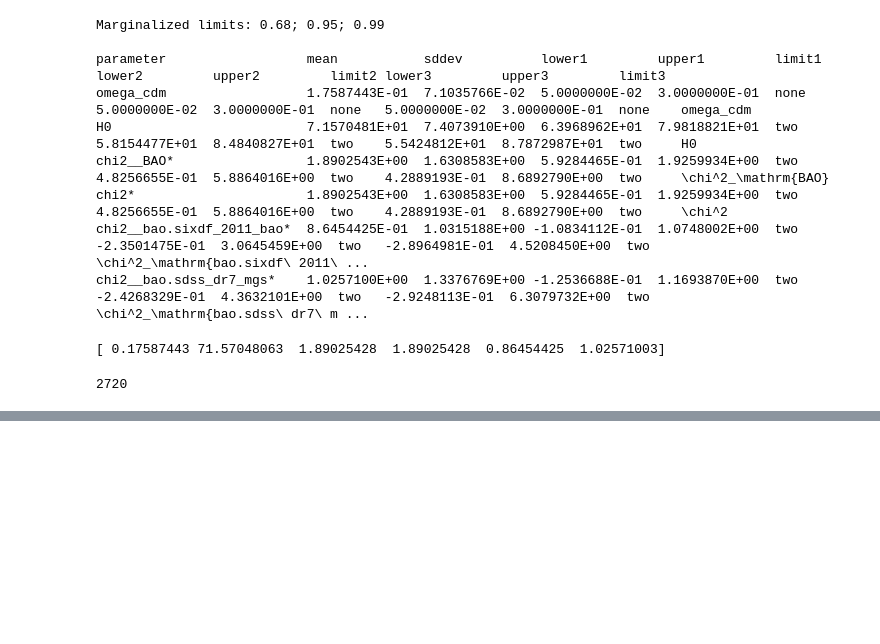
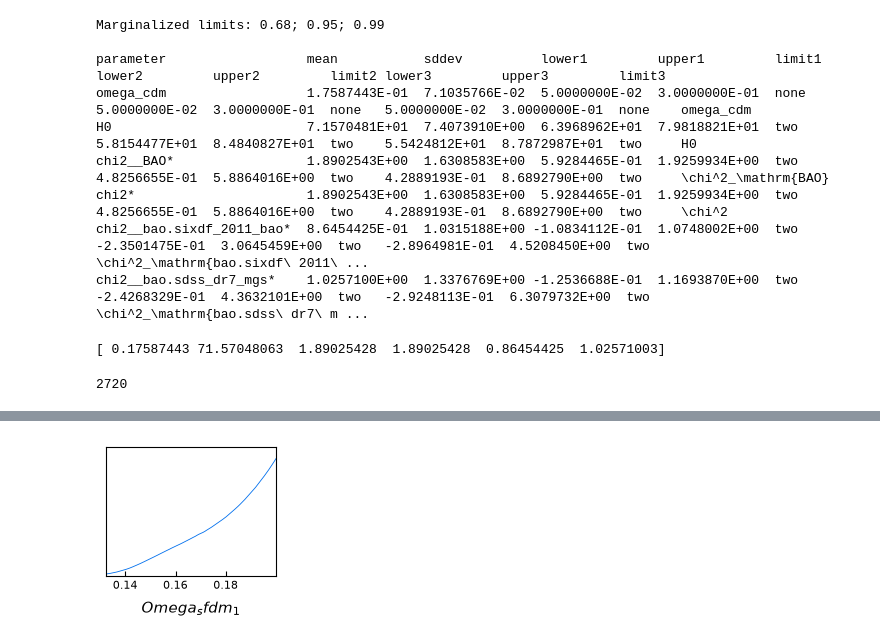
Before and after one commit to CosmoStats/ejercicios-jcim28, a Jupyter notebook: cobaya_tests/Cobaya_tests.ipynb, the cells around one changed output, grey strips where cells are left out. Cells and saved outputs as stored; diff of their text form; code cells hidden in the pictures; blank space fills up the shorter version.

```diff
--- a/cobaya_tests/Cobaya_tests.ipynb
+++ b/cobaya_tests/Cobaya_tests.ipynb
@@ -45,0 +62,2 @@ print(samples.numrows)
+# %%
+samples = loadMCSamples("./test_sfdm1")
@@ -45,0 +78,8 @@ print(samples.numrows)
+# %%
+g.triangle_plot(
+    [samples],
+    ['Omega_sfdm_1'],
+    filled=True
+)
+# %% [output]
+[figure, added]
```
Also changed, not shown: parts of 9 cells of this notebook, 18 other files.
